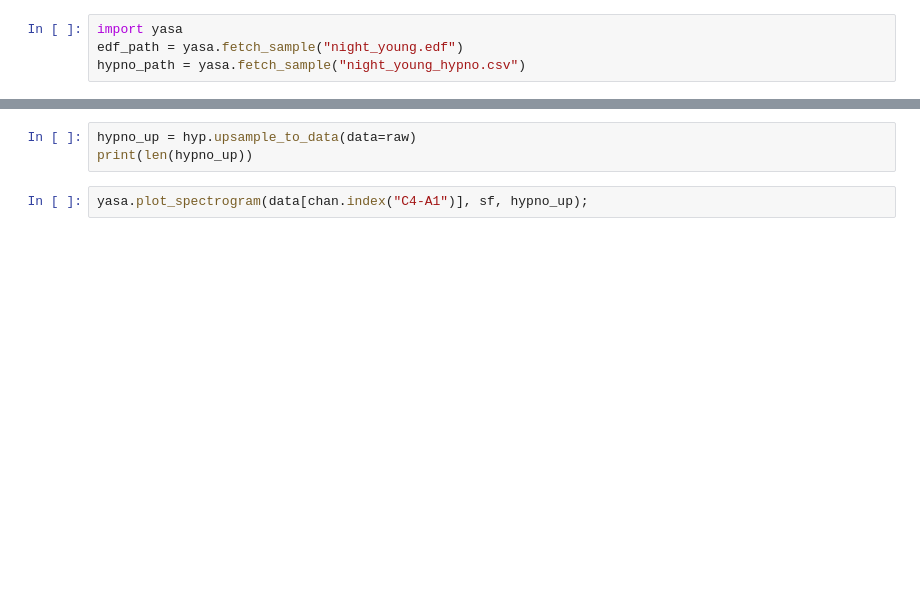
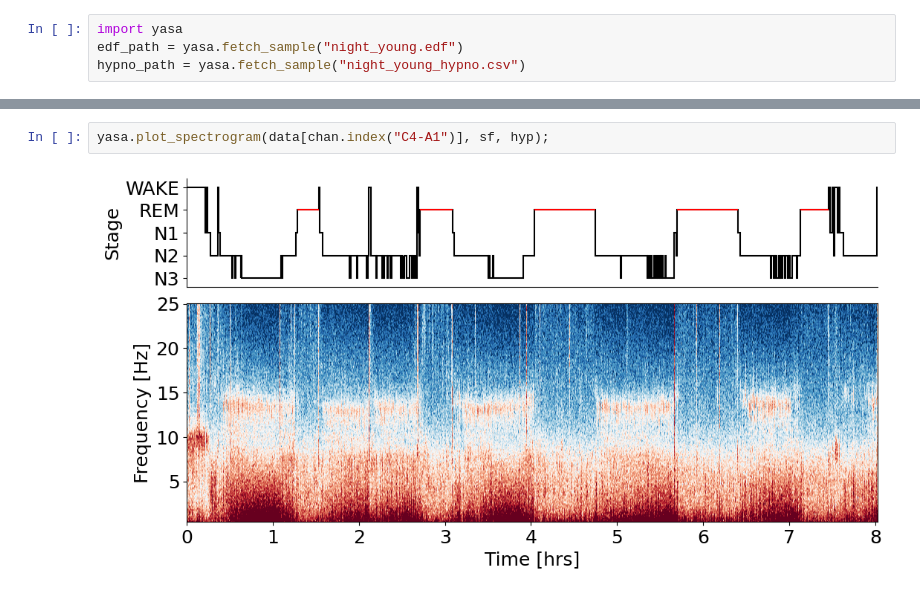
Before and after one commit to raphaelvallat/yasa, a Jupyter notebook: notebooks/dev_quickstart.ipynb, the cells around one changed output, grey strips where cells are left out. Drawn from its saved outputs; the diff is of its cells as text; blank space fills up the shorter version.

Commit message:
Major update to Hypnogram

```diff
--- a/notebooks/dev_quickstart.ipynb
+++ b/notebooks/dev_quickstart.ipynb
@@ -40,7 +137,6 @@ np.diag(probs.loc["N2":, "N2":]).mean().round(3)
-# %%
-hypno_up = hyp.upsample_to_data(data=raw)
-print(len(hypno_up))
 # %%
-yasa.plot_spectrogram(data[chan.index("C4-A1")], sf, hypno_up);
+yasa.plot_spectrogram(data[chan.index("C4-A1")], sf, hyp);
+# %% [output]
+[figure, added]
 # %%
 yasa.bandpower(raw)
```
Also changed, not shown: parts of 23 cells of this notebook, 5 other files.
